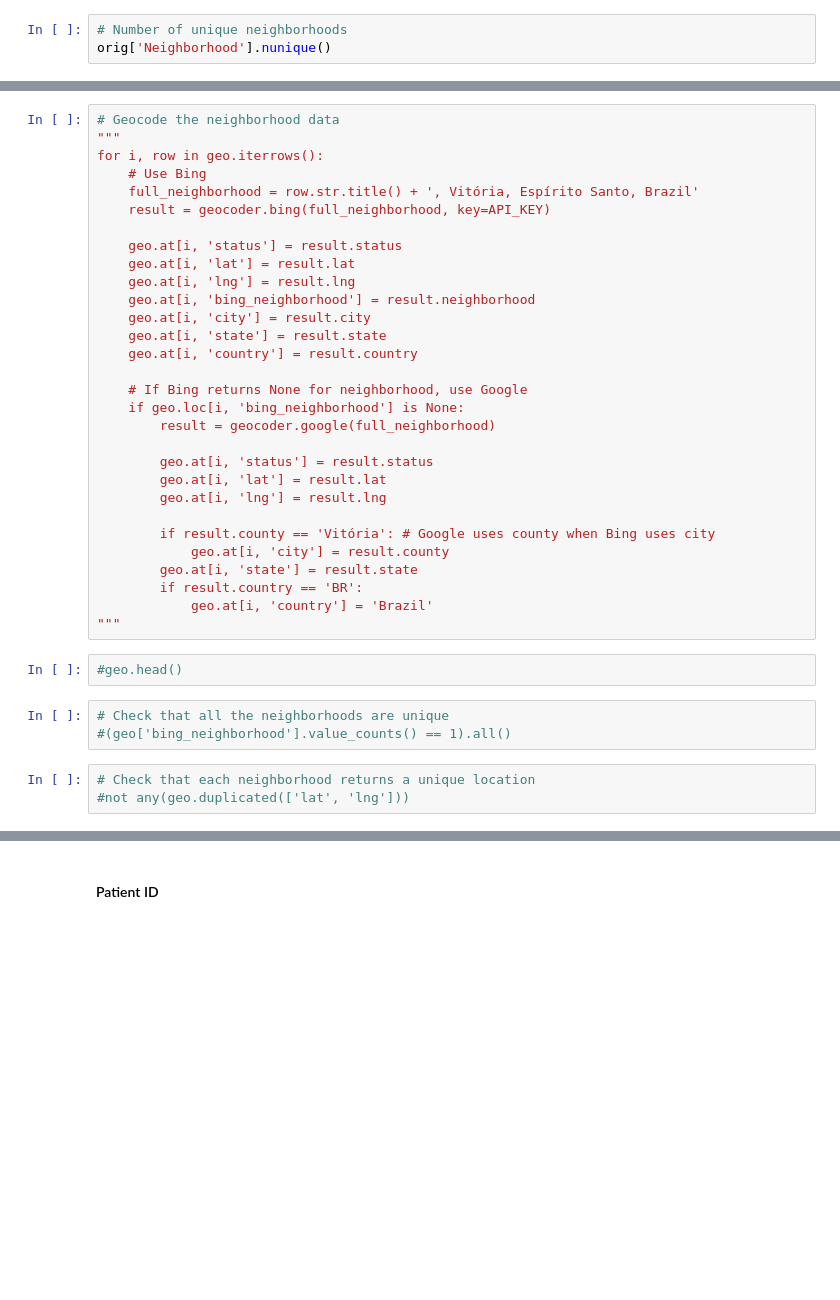
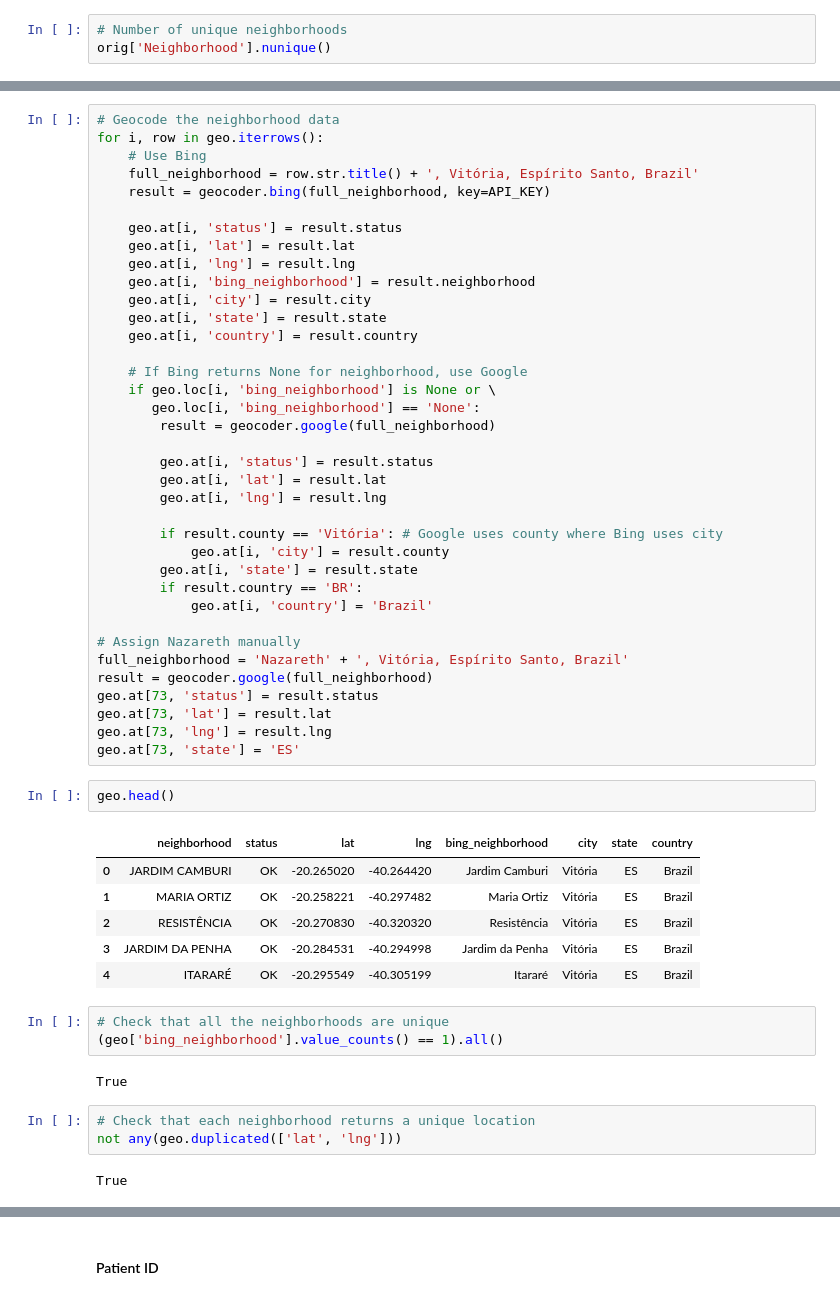
Before and after one commit to jaclynrich/appt-no-show, a Jupyter notebook: appt-no-show.ipynb, the cells around one changed output, grey strips where cells are left out. Cells and saved outputs as stored; diff of their text form; blank space fills up the shorter version.

```diff
--- a/appt-no-show.ipynb
+++ b/appt-no-show.ipynb
@@ -263,6 +272,5 @@ geo.head()
 # %%
 # Geocode the neighborhood data
-"""
 for i, row in geo.iterrows():
     # Use Bing
     full_neighborhood = row.str.title() + ', Vitória, Espírito Santo, Brazil'
@@ -277,26 +285,45 @@ for i, row in geo.iterrows():
     geo.at[i, 'country'] = result.country
 
     # If Bing returns None for neighborhood, use Google
-    if geo.loc[i, 'bing_neighborhood'] is None:
+    if geo.loc[i, 'bing_neighborhood'] is None or \
+       geo.loc[i, 'bing_neighborhood'] == 'None':
         result = geocoder.google(full_neighborhood)
 
         geo.at[i, 'status'] = result.status
         geo.at[i, 'lat'] = result.lat
         geo.at[i, 'lng'] = result.lng
 
-        if result.county == 'Vitória': # Google uses county when Bing uses city
+        if result.county == 'Vitória': # Google uses county where Bing uses city
             geo.at[i, 'city'] = result.county
         geo.at[i, 'state'] = result.state
         if result.country == 'BR':
             geo.at[i, 'country'] = 'Brazil'
-"""
+
+# Assign Nazareth manually
+full_neighborhood = 'Nazareth' + ', Vitória, Espírito Santo, Brazil'
+result = geocoder.google(full_neighborhood)
+geo.at[73, 'status'] = result.status
+geo.at[73, 'lat'] = result.lat
+geo.at[73, 'lng'] = result.lng
+geo.at[73, 'state'] = 'ES'
-# %%
-#geo.head()
+# %%
+geo.head()
+# %% [output]
+|  | neighborhood | status | lat | lng | bing_neighborhood | city | state | country |
+| 0 | JARDIM CAMBURI | OK | -20.265020 | -40.264420 | Jardim Camburi | Vitória | ES | Brazil |
+| 1 | MARIA ORTIZ | OK | -20.258221 | -40.297482 | Maria Ortiz | Vitória | ES | Brazil |
+| 2 | RESISTÊNCIA | OK | -20.270830 | -40.320320 | Resistência | Vitória | ES | Brazil |
+| 3 | JARDIM DA PENHA | OK | -20.284531 | -40.294998 | Jardim da Penha | Vitória | ES | Brazil |
+| 4 | ITARARÉ | OK | -20.295549 | -40.305199 | Itararé | Vitória | ES | Brazil |
 # %%
 # Check that all the neighborhoods are unique
-#(geo['bing_neighborhood'].value_counts() == 1).all()
+(geo['bing_neighborhood'].value_counts() == 1).all()
+# %% [output]
+True
 # %%
 # Check that each neighborhood returns a unique location
-#not any(geo.duplicated(['lat', 'lng']))
+not any(geo.duplicated(['lat', 'lng']))
+# %% [output]
+True
 # %%
 # Verify that all of the locations are in Vitória, Espírito Santo, Brazil
```
Also changed, not shown: parts of 6 cells of this notebook.
